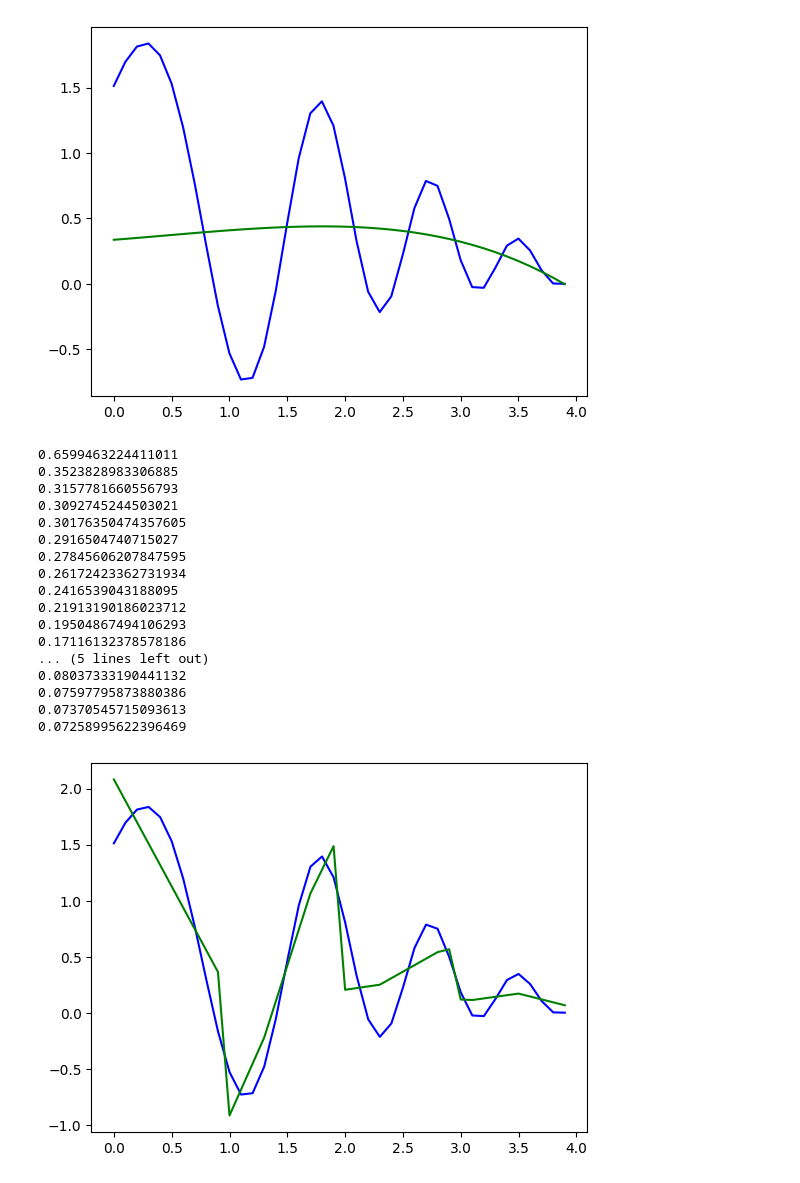
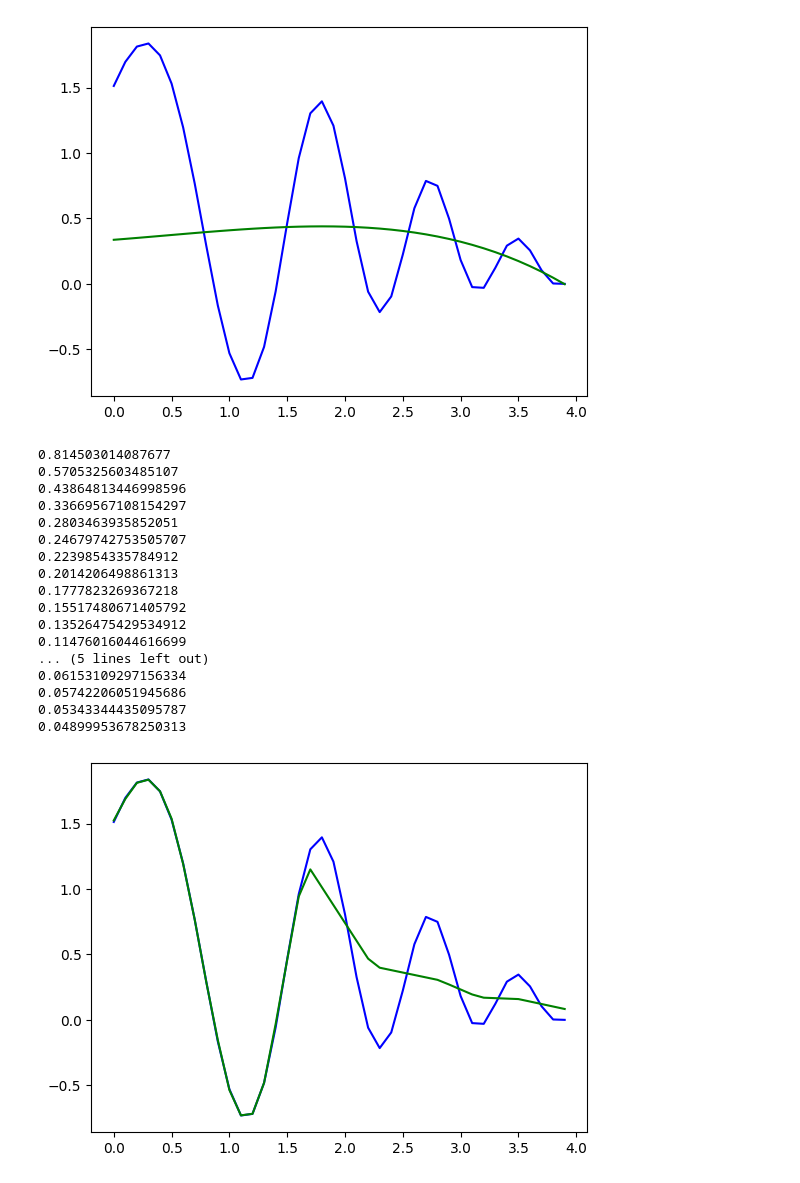
Before and after one commit to achanhon/coursdeeplearningcolab, a Jupyter notebook: illustration_cours_ensta.ipynb, the cells around one changed output. Saved outputs shown, nothing was run; the diff lists cells and outputs as text; code cells hidden in the pictures.

```diff
--- a/illustration_cours_ensta.ipynb
+++ b/illustration_cours_ensta.ipynb
@@ -144,61 +144,53 @@ with torch.no_grad():
 # %%
 class mylittlemlp(torch.nn.Module):
     def __init__(self):
         super(mylittlemlp, self).__init__()
-        self.fc1 = torch.nn.Linear(5, 25, bias=False)
-        self.fc2 = torch.nn.Linear(30, 55, bias=False)
-        self.fc3 = torch.nn.Linear(60, 120, bias=True)
-        self.fc4 = torch.nn.Linear(120, 2, bias=True)
+        self.fc1 = torch.nn.Linear(1, 60, bias=True)
+        self.fc2 = torch.nn.Linear(60, 120, bias=True)
+        self.fc3 = torch.nn.Linear(120, 240, bias=True)
+        self.fc4 = torch.nn.Linear(240, 2, bias=True)
 
     def forward(self, x):
-        z1 = (x<1).float()*10
-        z2 = (x<2).float()*(x>=1).float()*10
-        z3 = (x<3).float()*(x>=2).float()*10
-        z4 = (x>=3).float()*10
-        x = torch.stack([z1,z2,z3,z4,x],dim=-1)
-        xx = torch.nn.functional.leaky_relu(self.fc1(x))
-        xx = torch.cat([x,xx],dim=1)
-        xx = torch.nn.functional.leaky_relu(self.fc2(xx))
-        xx = torch.cat([x,xx],dim=1)
-        xx = torch.nn.functional.leaky_relu(self.fc3(xx))
-        xx = self.fc4(xx).mean(1)
-        return xx
+        x = torch.nn.functional.leaky_relu(self.fc1(x.unsqueeze(1)))
+        x = torch.nn.functional.leaky_relu(self.fc2(x))
+        x = torch.nn.functional.leaky_relu(self.fc3(x))
+        return self.fc4(x).mean(1)
 
 mlp = mylittlemlp()
 mlp.cuda()
 optimizer = torch.optim.Adam(mlp.parameters(),lr = 0.00001)
 for i in range(10000):
   x = torch.Tensor([0.1*i for i in range(40)]).cuda()
   assert f(x).shape==mlp(x).shape
   currentloss = ((f(x)-mlp(x))**2).mean() # mse loss between f and current approximation
   optimizer.zero_grad()
   currentloss.backward()
   torch.nn.utils.clip_grad_norm_(mlp.parameters(),3)
   optimizer.step()
   if i%499==0:
     print(float(currentloss))
 
 with torch.no_grad():
   x = torch.Tensor([0.1*i for i in range(40)])
   plt.plot(x.numpy(),f(x).numpy(), color='blue')
   plt.plot(x.numpy(),mlp(x.cuda()).cpu().numpy(), color='green')
   plt.show
 # %% [output]
-0.6599463224411011
-0.3523828983306885
-0.3157781660556793
-0.3092745244503021
-0.30176350474357605
-0.2916504740715027
-0.27845606207847595
-0.26172423362731934
-0.2416539043188095
-0.21913190186023712
-0.19504867494106293
-0.17116132378578186
+0.814503014087677
+0.5705325603485107
+0.43864813446998596
+0.33669567108154297
+0.2803463935852051
+0.24679742753505707
+0.2239854335784912
+0.2014206498861313
+0.1777823269367218
+0.15517480671405792
+0.13526475429534912
+0.11476016044616699
 ... (5 lines left out)
-0.08037333190441132
-0.07597795873880386
-0.07370545715093613
-0.07258995622396469
+0.06153109297156334
+0.05742206051945686
+0.05343344435095787
+0.04899953678250313
-[figure, old version]
+[figure, new version]
```
